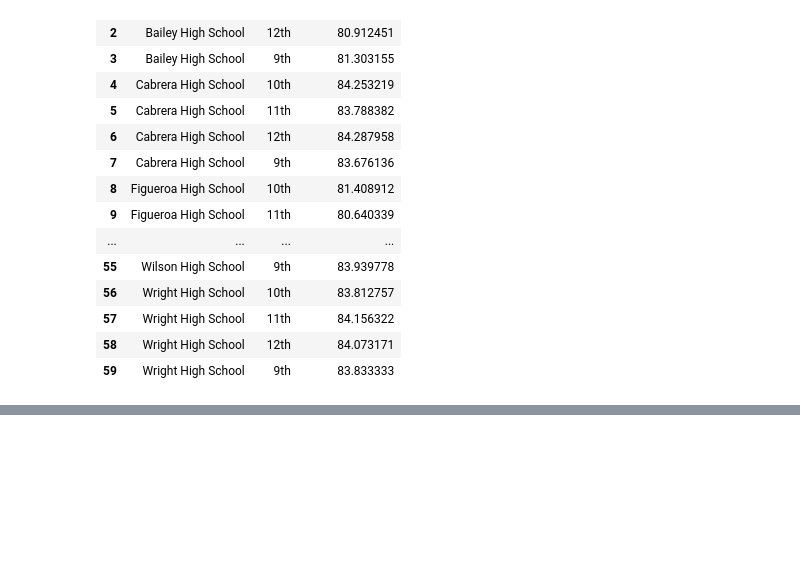
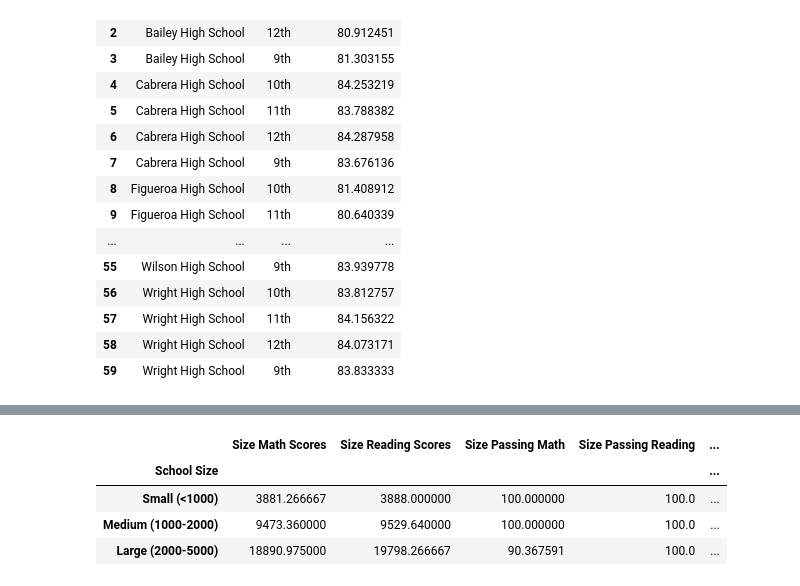
Before and after one commit to M0ther0fGingers/pandas-challenge, a Jupyter notebook: PyCitySchools/PyCitySchools.ipynb, the cells around one changed output, grey strips where cells are left out. Cells and saved outputs as stored; diff of their text form; code cells hidden in the pictures; blank space fills up the shorter version.

```diff
--- a/PyCitySchools/PyCitySchools.ipynb
+++ b/PyCitySchools/PyCitySchools.ipynb
@@ -580,0 +649,21 @@ students_count_group
+# %%
+# Caluclate mean scores per size range
+
+size_math_scores = key_metrics_df.groupby(["School Size"])["Avg Math Score"].mean()
+size_reading_scores = key_metrics_df.groupby(["School Size"])["Avg Reading Score"].mean()
+size_passing_math = key_metrics_df.groupby(["School Size"])["Percent Passing Math"].mean()
+size_passing_reading = key_metrics_df.groupby(["School Size"])["Percent Passing Reading"].mean()
+size_overall_passing = key_metrics_df.groupby(["School Size"])["Percent Passing Overall"].mean()
+
+size_summary_df = pd.DataFrame({"Size Math Scores": size_math_scores,
+                                "Size Reading Scores": size_reading_scores,
+                                "Size Passing Math": size_passing_math,
+                                "Size Passing Reading": size_passing_reading,
+                                "Size Overall Passing": size_overall_passing})
+size_summary_df
+# %% [output]
+|  | Size Math Scores | Size Reading Scores | Size Passing Math | Size Passing Reading | ... |
+| School Size |  |  |  |  | ... |
+| Small (<1000) | 3881.266667 | 3888.000000 | 100.000000 | 100.0 | ... |
+| Medium (1000-2000) | 9473.360000 | 9529.640000 | 100.000000 | 100.0 | ... |
+| Large (2000-5000) | 18890.975000 | 19798.266667 | 90.367591 | 100.0 | ... |
```
Also changed, not shown: parts of 6 cells of this notebook, 2 other files.
